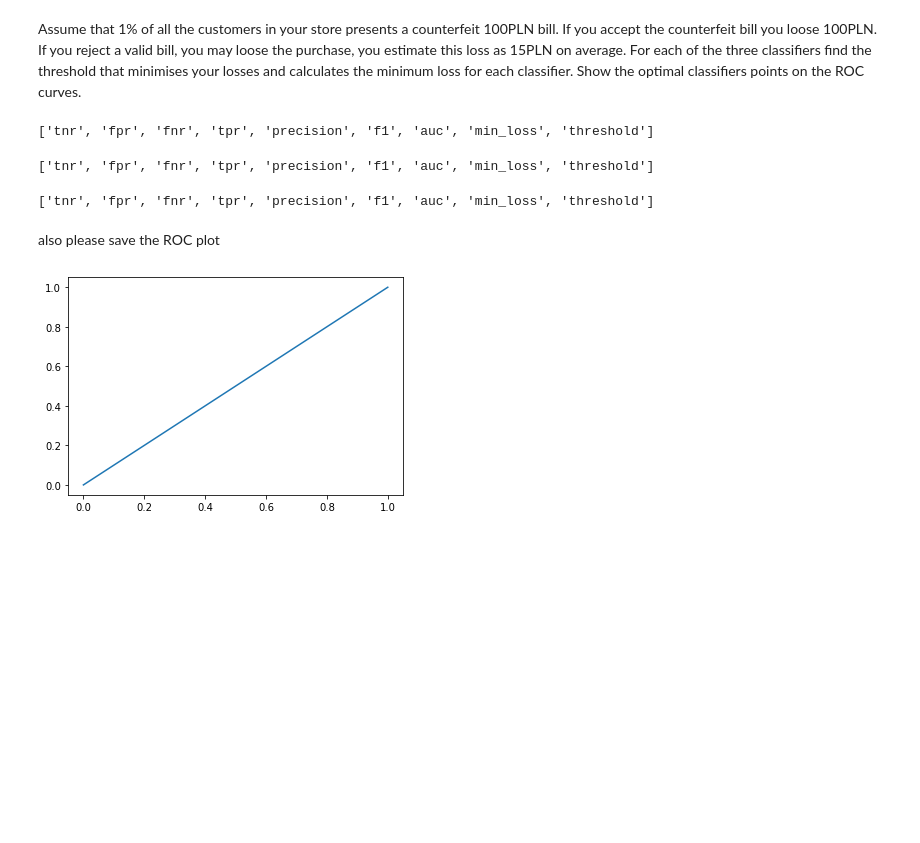
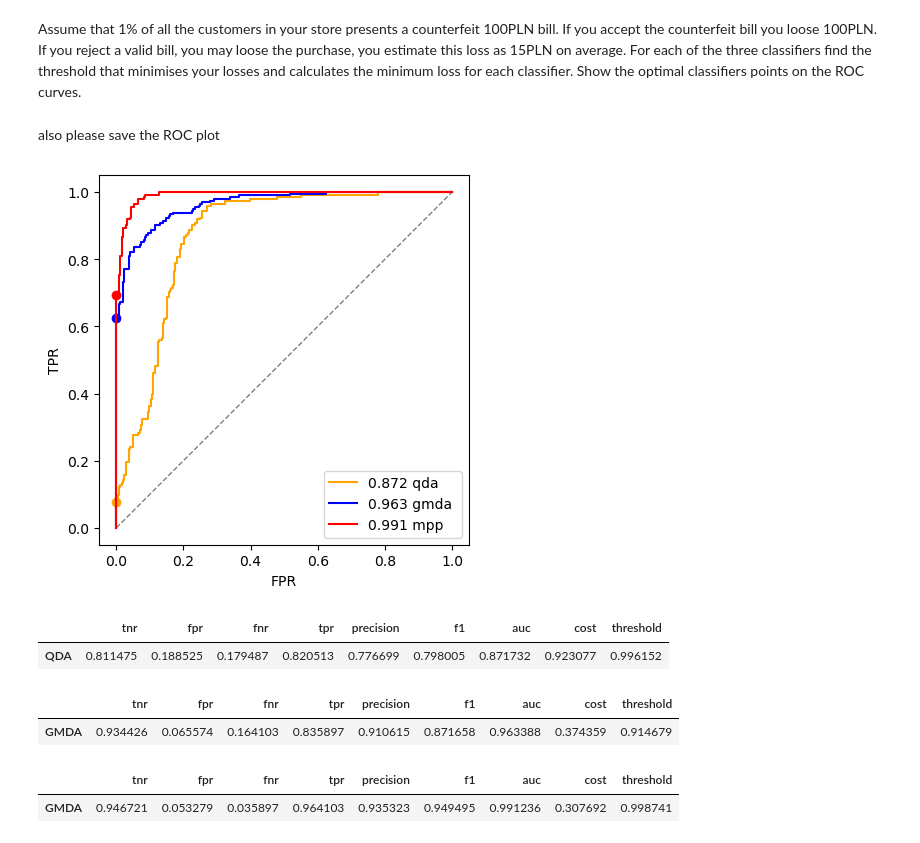
Before and after one commit to Machine-Learning-Gwinner-Rymut/MachineLearning, a Jupyter notebook: Assignments/Banknotes/banknotes.ipynb, the cells around one changed output. Drawn from its saved outputs; the diff is of its cells as text; code cells hidden in the pictures; blank space fills up the shorter version.

```diff
--- a/Assignments/Banknotes/banknotes.ipynb
+++ b/Assignments/Banknotes/banknotes.ipynb
@@ -238,24 +239,45 @@ sb.glue('C_ROC',fig, "display", display=False)
 ## D.
 # %% [markdown]
 Assume that 1% of all the customers in your store presents a counterfeit 100PLN bill. If you accept the counterfeit bill you loose 100PLN. If you reject a valid bill,  you may loose the purchase, you estimate this loss as 15PLN on average. For each of the three classifiers find the threshold that minimises your losses and calculates the minimum loss for each classifier. Show the optimal classifiers points on the ROC curves.
-# %%
-sb.glue('D_A_scores',['tnr', 'fpr', 'fnr', 'tpr', 'precision', 'f1', 'auc', 'min_loss', 'threshold'], display=True)
-# %% [output]
-['tnr', 'fpr', 'fnr', 'tpr', 'precision', 'f1', 'auc', 'min_loss', 'threshold']
-# %%
-sb.glue('D_B_scores',['tnr', 'fpr', 'fnr', 'tpr', 'precision', 'f1', 'auc', 'min_loss', 'threshold'], display=True)
-# %% [output]
-['tnr', 'fpr', 'fnr', 'tpr', 'precision', 'f1', 'auc', 'min_loss', 'threshold']
-# %%
-sb.glue('D_C_scores',['tnr', 'fpr', 'fnr', 'tpr', 'precision', 'f1', 'auc', 'min_loss', 'threshold'], display=True)
-# %% [output]
-['tnr', 'fpr', 'fnr', 'tpr', 'precision', 'f1', 'auc', 'min_loss', 'threshold']
+# %%
+def cost(fprs, tprs, thds, colour, label):
+    cost = 100*(1-tprs)*0.01+15*fprs*0.99
+    min_cost = np.min(cost)
+    i = np.argmin(cost)
+    ax.plot(fprs, tprs, color = colour, label = label)
+    ax.scatter([fprs[i]], [tprs[i]], facecolor = colour, edgecolor = colour)
+    return min_cost, thds[i]
 # %% [markdown]
 also please save the ROC plot
-# %%
-fig, ax = plt.subplots()
-#plot ROCs
-ax.plot([0,1],[0,1]);
-sb.glue('D_ROC',fig, "display", display=False);
-# %% [output]
-[figure, removed]
+# %%
+fig, ax = prepare_plot()
+qda_cost, qda_threshold = cost(qda_fprs, qda_tprs, qda_thds, "orange", label="{1:5.3f} {0:s} ".format('qda', qda['auc'][0]))
+gmda_cost, gmda_threshold = cost(gmda_fprs, gmda_tprs, gmda_thds, "blue", label="{1:5.3f} {0:s} ".format('gmda', gmda['auc'][0]))
+mpp_cost, mpp_threshold = cost(mpp_fprs, mpp_tprs, mpp_thds, "red", label="{1:5.3f} {0:s} ".format('mpp', mpp['auc'][0]))
+
+ax.legend()
+sb.glue('D_ROC',fig, "display", display=True)
+
+qda["cost"] = qda_cost
+qda["threshold"] = qda_threshold
+gmda["cost"] = gmda_cost
+gmda["threshold"] = gmda_threshold
+mpp["cost"] = mpp_cost
+mpp["threshold"] = mpp_threshold
+# %% [output]
+[figure, added]
+# %%
+sb.glue('D_A_scores',qda, display=True)
+# %% [output]
+|  | tnr | fpr | fnr | tpr | precision | f1 | auc | cost | threshold |
+| QDA | 0.811475 | 0.188525 | 0.179487 | 0.820513 | 0.776699 | 0.798005 | 0.871732 | 0.923077 | 0.996152 |
+# %%
+sb.glue('D_B_scores',gmda, display=True)
+# %% [output]
+|  | tnr | fpr | fnr | tpr | precision | f1 | auc | cost | threshold |
+| GMDA | 0.934426 | 0.065574 | 0.164103 | 0.835897 | 0.910615 | 0.871658 | 0.963388 | 0.374359 | 0.914679 |
+# %%
+sb.glue('D_C_scores',mpp, display=True)
+# %% [output]
+|  | tnr | fpr | fnr | tpr | precision | f1 | auc | cost | threshold |
+| GMDA | 0.946721 | 0.053279 | 0.035897 | 0.964103 | 0.935323 | 0.949495 | 0.991236 | 0.307692 | 0.998741 |
```
Also changed, not shown: parts of 6 cells of this notebook.
